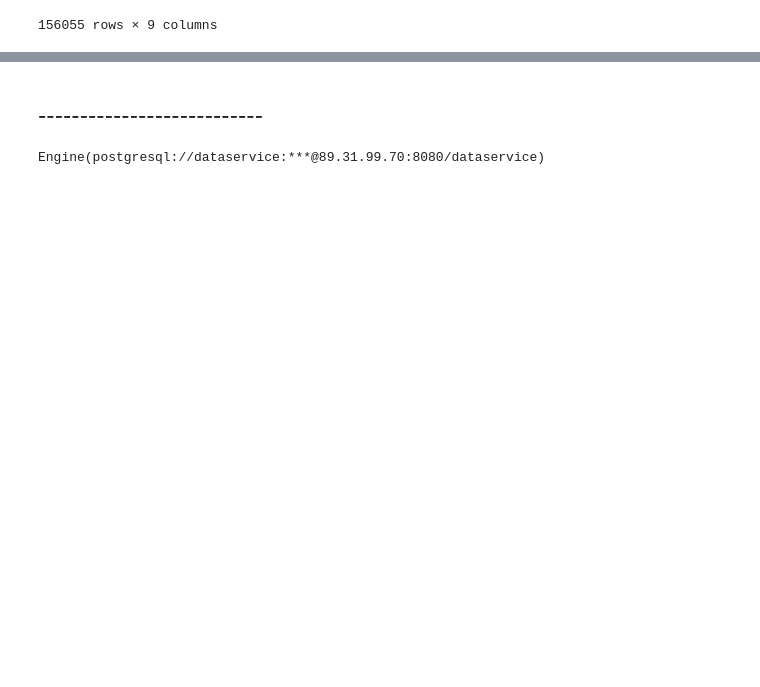
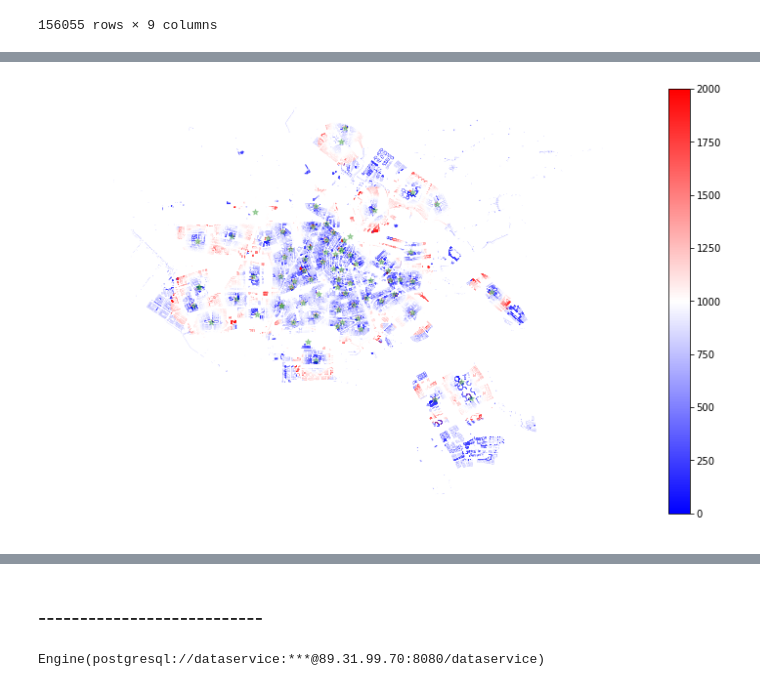
Before and after one commit to rmania/distance_matrix_datapipeline, a Jupyter notebook: munge/distance_test.ipynb, the cells around one changed output, grey strips where cells are left out. Drawn from its saved outputs; the diff is of its cells as text; code cells hidden in the pictures; blank space fills up the shorter version.

```diff
--- a/munge/distance_test.ipynb
+++ b/munge/distance_test.ipynb
@@ -224,0 +251,2 @@ gpd.GeoSeries(ah.geometry.buffer(1000)).plot(ax=ax, color='yellow', alpha=.085)
+# %%
+test_df = distance_df.copy()
@@ -224,0 +258,18 @@ gpd.GeoSeries(ah.geometry.buffer(1000)).plot(ax=ax, color='yellow', alpha=.085)
+# %%
+test_df = test_df.rename(columns = {'geometry': 'geom_point', 'pnd_geom': 'geometry'})
+# %%
+cmap = 'bwr'
+vmin=0
+vmax=2000
+fig, ax = plt.subplots(1, figsize=(15, 8))
+ax = test_df[:].plot(column = 'distance_min', cmap=cmap, ax=ax)
+ah.plot(ax=ax, marker = '*', color='green', alpha=.3)
+ax.axis('off')
+
+sm = plt.cm.ScalarMappable(cmap=cmap, norm=plt.Normalize(vmin=vmin, vmax=vmax))
+# empty array for the data range
+sm._A = []
+# add the colorbar to the figure
+cbar = fig.colorbar(sm)
+# %% [output]
+[figure, added]
```
Also changed, not shown: parts of 19 cells of this notebook.
